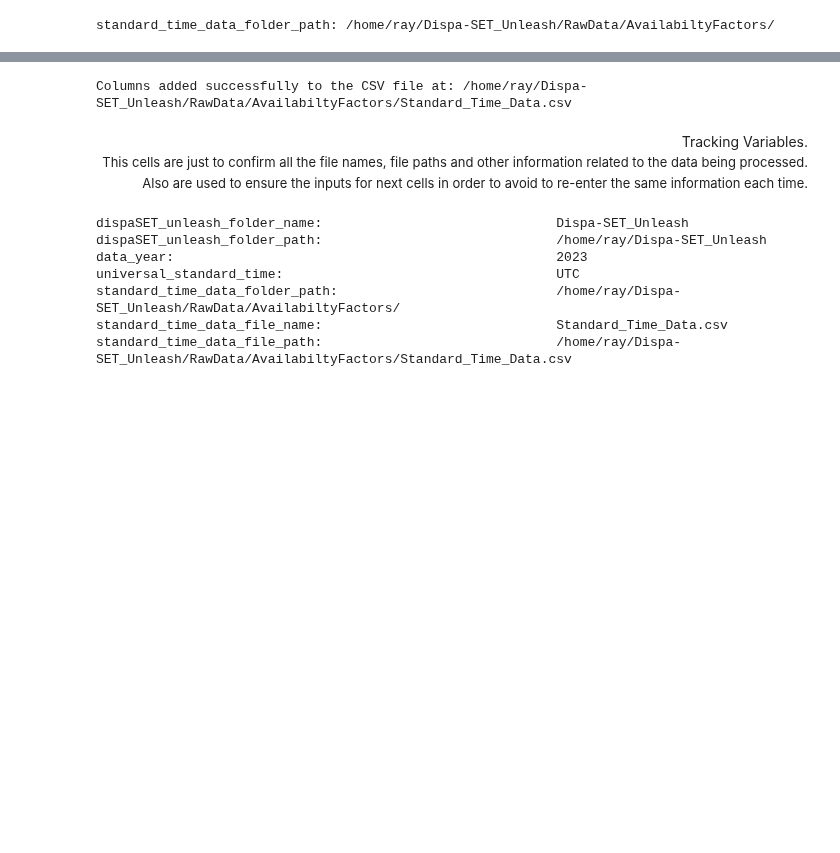
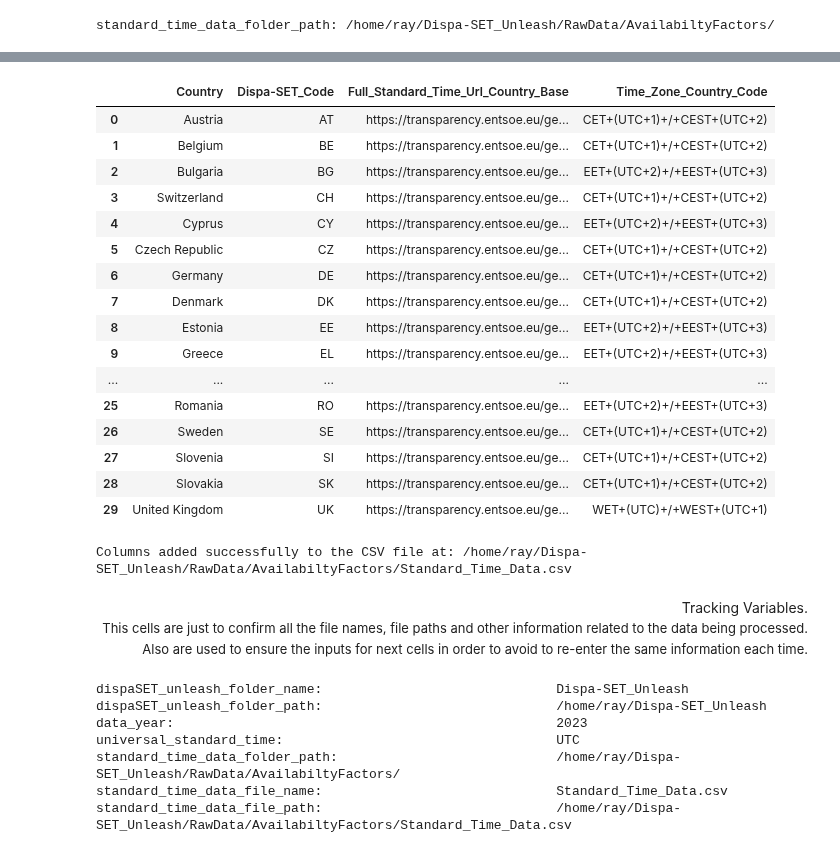
Before and after one commit to RayRojasCandia/Dispa-SET_Unleash, a Jupyter notebook: scripts/Data_Processing/Availability_Factor.ipynb, the cells around one changed output, grey strips where cells are left out. Drawn from its saved outputs; the diff is of its cells as text; code cells hidden in the pictures; blank space fills up the shorter version.

```diff
--- a/scripts/Data_Processing/Availability_Factor.ipynb
+++ b/scripts/Data_Processing/Availability_Factor.ipynb
@@ -202,3 +174,40 @@ df.to_csv(standard_time_data_file_path, index=False)
+# %%
+# Load the CSV file into a pandas DataFrame
+data = pd.read_csv(standard_time_data_file_path)
+
+# Function to extract time zone country code from the URL
+def extract_time_zone_country_code(url):
+    start_index = url.find("&dateTime.timezone_input=") + len("&dateTime.timezone_input=")
+    if start_index != -1:  # Check if delimiter is found
+        return url[start_index:]  # Extract from start_index till the end
+    else:
+        return None
+
+# Apply the function to extract time zone country code for each row
+data['Time_Zone_Country_Code'] = data['Full_Standard_Time_Url_Country_Base'].apply(extract_time_zone_country_code)
+
+# Write the DataFrame back to the CSV file with the new column included
+data.to_csv(standard_time_data_file_path, index=False)
+
+data
+# %% [output]
+|  | Country | Dispa-SET_Code | Full_Standard_Time_Url_Country_Base | Time_Zone_Country_Code |
+| 0 | Austria | AT | https://transparency.entsoe.eu/ge... | CET+(UTC+1)+/+CEST+(UTC+2) |
+| 1 | Belgium | BE | https://transparency.entsoe.eu/ge... | CET+(UTC+1)+/+CEST+(UTC+2) |
+| 2 | Bulgaria | BG | https://transparency.entsoe.eu/ge... | EET+(UTC+2)+/+EEST+(UTC+3) |
+| 3 | Switzerland | CH | https://transparency.entsoe.eu/ge... | CET+(UTC+1)+/+CEST+(UTC+2) |
+| 4 | Cyprus | CY | https://transparency.entsoe.eu/ge... | EET+(UTC+2)+/+EEST+(UTC+3) |
+| 5 | Czech Republic | CZ | https://transparency.entsoe.eu/ge... | CET+(UTC+1)+/+CEST+(UTC+2) |
+| 6 | Germany | DE | https://transparency.entsoe.eu/ge... | CET+(UTC+1)+/+CEST+(UTC+2) |
+| 7 | Denmark | DK | https://transparency.entsoe.eu/ge... | CET+(UTC+1)+/+CEST+(UTC+2) |
+| 8 | Estonia | EE | https://transparency.entsoe.eu/ge... | EET+(UTC+2)+/+EEST+(UTC+3) |
+| 9 | Greece | EL | https://transparency.entsoe.eu/ge... | EET+(UTC+2)+/+EEST+(UTC+3) |
+| ... | ... | ... | ... | ... |
+| 25 | Romania | RO | https://transparency.entsoe.eu/ge... | EET+(UTC+2)+/+EEST+(UTC+3) |
+| 26 | Sweden | SE | https://transparency.entsoe.eu/ge... | CET+(UTC+1)+/+CEST+(UTC+2) |
+| 27 | Slovenia | SI | https://transparency.entsoe.eu/ge... | CET+(UTC+1)+/+CEST+(UTC+2) |
+| 28 | Slovakia | SK | https://transparency.entsoe.eu/ge... | CET+(UTC+1)+/+CEST+(UTC+2) |
+| 29 | United Kingdom | UK | https://transparency.entsoe.eu/ge... | WET+(UTC)+/+WEST+(UTC+1) |
 # %%
 # Open the existing CSV file in read mode
 with open(standard_time_data_file_path, 'r') as csvfile:
```
Also changed, not shown: parts of 9 cells of this notebook, 1 other file.
